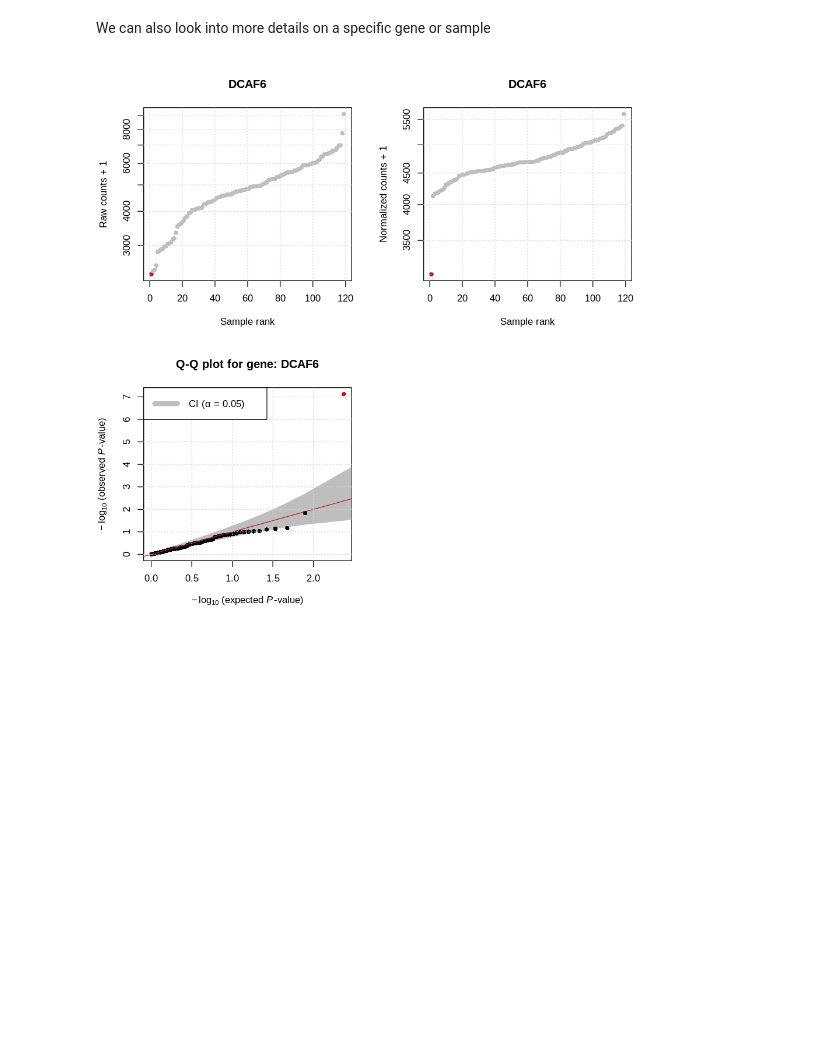
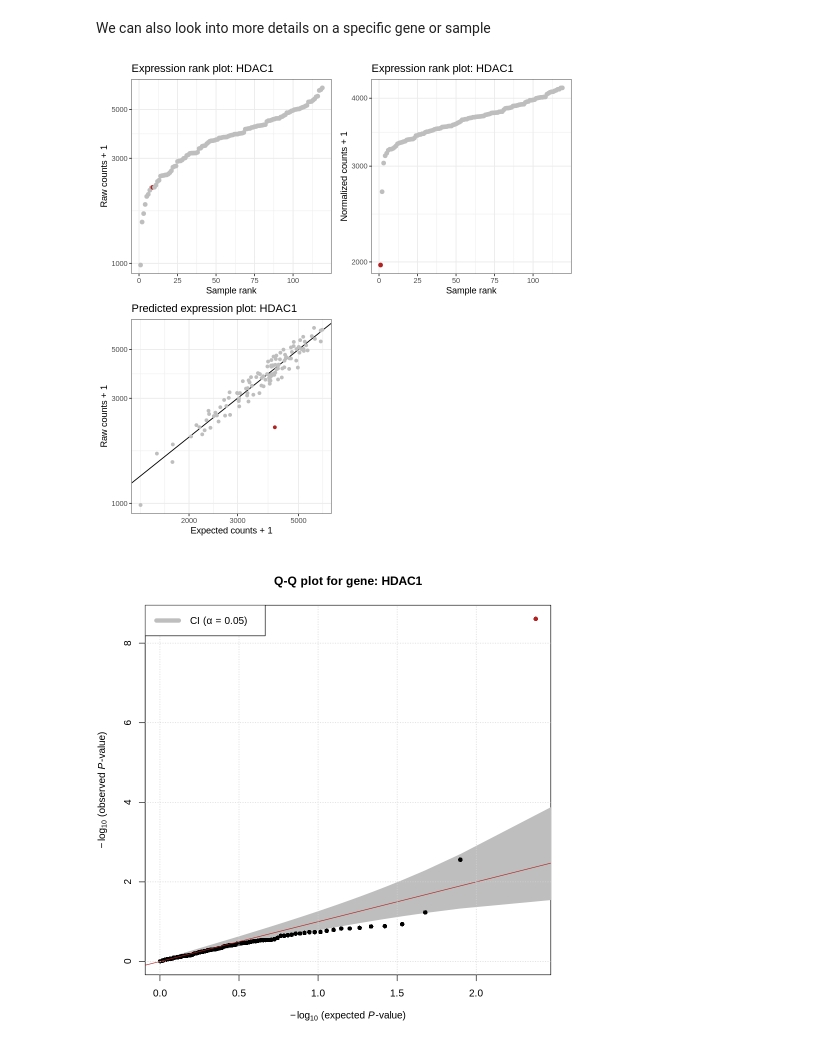
Before and after one commit to c-mertes/RNAseq-ASHG19, a Jupyter notebook: colab_notebooks/Getting_Started_with_Colab_and_R.ipynb, the cells around one changed output. Drawn from its saved outputs; the diff is of its cells as text; code cells hidden in the pictures; blank space fills up the shorter version.

```diff
--- a/colab_notebooks/Getting_Started_with_Colab_and_R.ipynb
+++ b/colab_notebooks/Getting_Started_with_Colab_and_R.ipynb
@@ -141,5 +130,6 @@ ods <- filterExpression(ods, minCounts=TRUE, filterGenes=TRUE)
 Now we can fit our autoencoder model and compute p-values
 # %%
 # run full OUTRIDER pipeline (control, fit model, calculate P-values)
-ods <- OUTRIDER(ods)
+register(MulticoreParam(2))
+ods <- OUTRIDER(ods, iterations=4)
 # %% [output]
@@ -189,17 +171,19 @@ We can also look into more details on a specific gene or sample
 # %%
 # Options to define plots size
 options(repr.plot.width=8, repr.plot.height=8)
-par(mfrow=c(2,2))
 
 # example gene expression plot across samples
-plotExpressionRank(ods, res[5, geneID], normalize=FALSE, base=TRUE)
-plotExpressionRank(ods, res[5, geneID], normalize=TRUE, base=TRUE)
-# TODO add observed vs prediction plot after updating OUTRIDER at bioconductor
+library(ggpubr)
+ggarrange(
+    plotExpressionRank(ods, res[5, geneID], normalize=FALSE, base=TRUE),
+    plotExpressionRank(ods, res[5, geneID], normalize=TRUE, base=TRUE),
+    plotExpectedVsObservedCounts(ods, res[5, geneID], base=TRUE))
 
 # a quantile-quantile plot to check if the modeling worked
 plotQQ(ods, res[5, geneID])
 # %% [output]
-[figure, old version]
+[figure, new version]
+[figure, added]
 # %% [markdown]
 # Exercise <a name="Exercise"></a>
 
```
Also changed, not shown: parts of 11 cells of this notebook.
